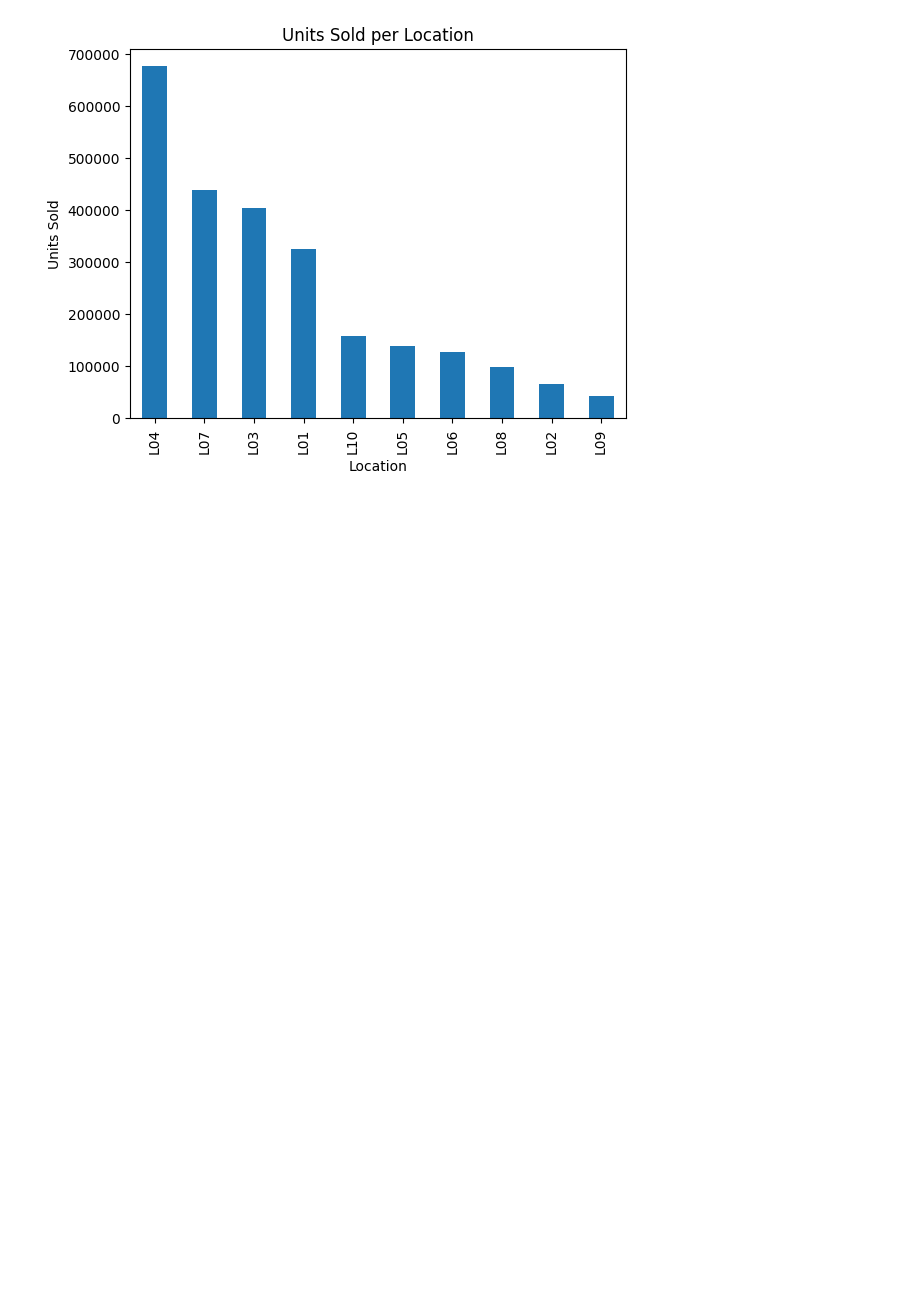
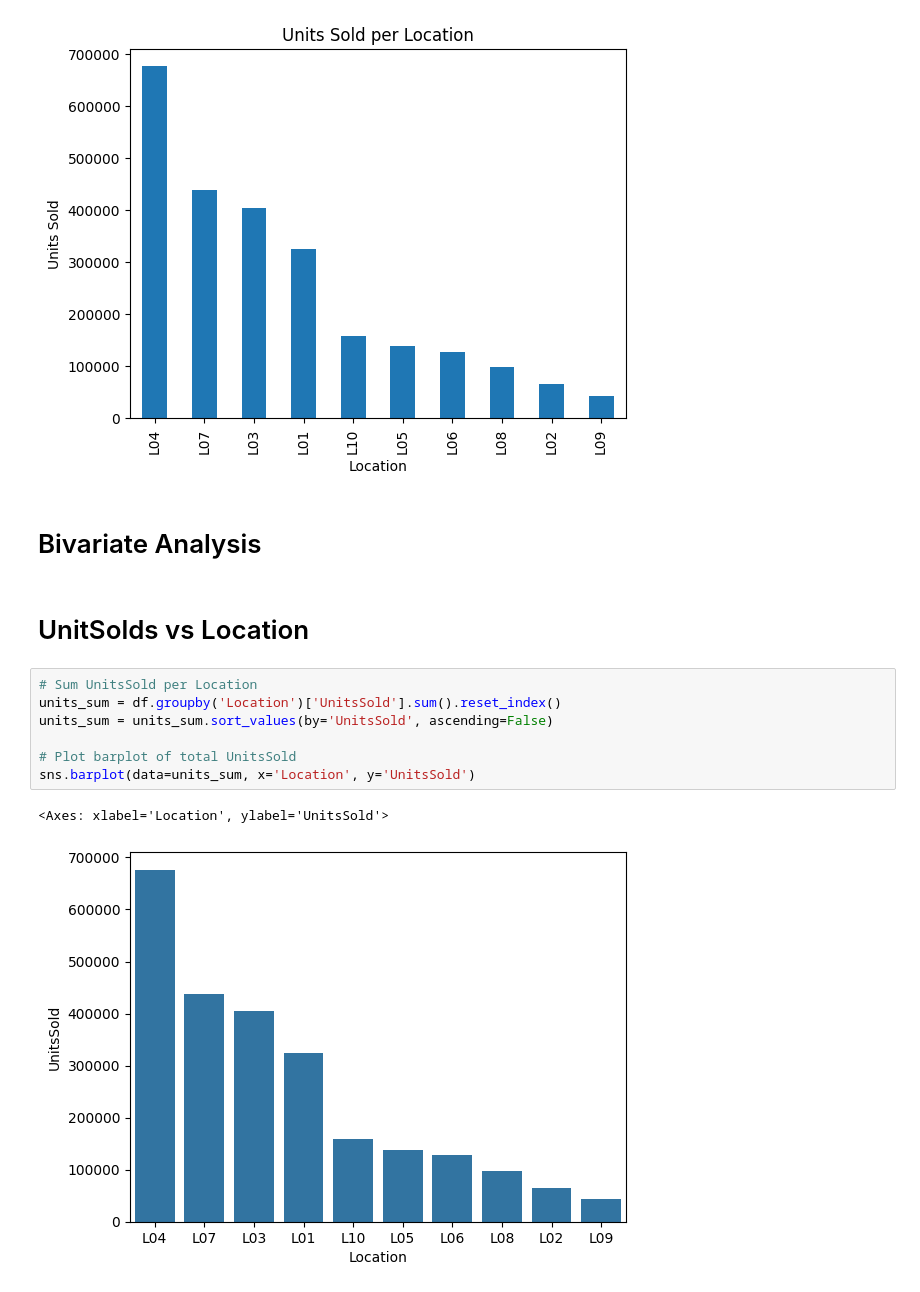
Before and after one commit to sachinn854/Product-Demand-Forecasting, a Jupyter notebook: EDA/sale_data.ipynb, the cells around one changed output. Drawn from its saved outputs; the diff is of its cells as text; blank space fills up the shorter version.

Commit message:
sale data EDA completed

```diff
--- a/EDA/sale_data.ipynb
+++ b/EDA/sale_data.ipynb
@@ -145,3 +145,17 @@ L02     65113
 L09     43032
 Name: UnitsSold, dtype: int64
 [figure]
+# %% [markdown]
+# Bivariate Analysis
+# %% [markdown]
+# UnitSolds vs Location
+# %%
+# Sum UnitsSold per Location
+units_sum = df.groupby('Location')['UnitsSold'].sum().reset_index()
+units_sum = units_sum.sort_values(by='UnitsSold', ascending=False)
+
+# Plot barplot of total UnitsSold
+sns.barplot(data=units_sum, x='Location', y='UnitsSold')
+# %% [output]
+<Axes: xlabel='Location', ylabel='UnitsSold'>
+[figure, added]
```
Also changed, not shown: parts of 34 cells of this notebook, 2 other files.
